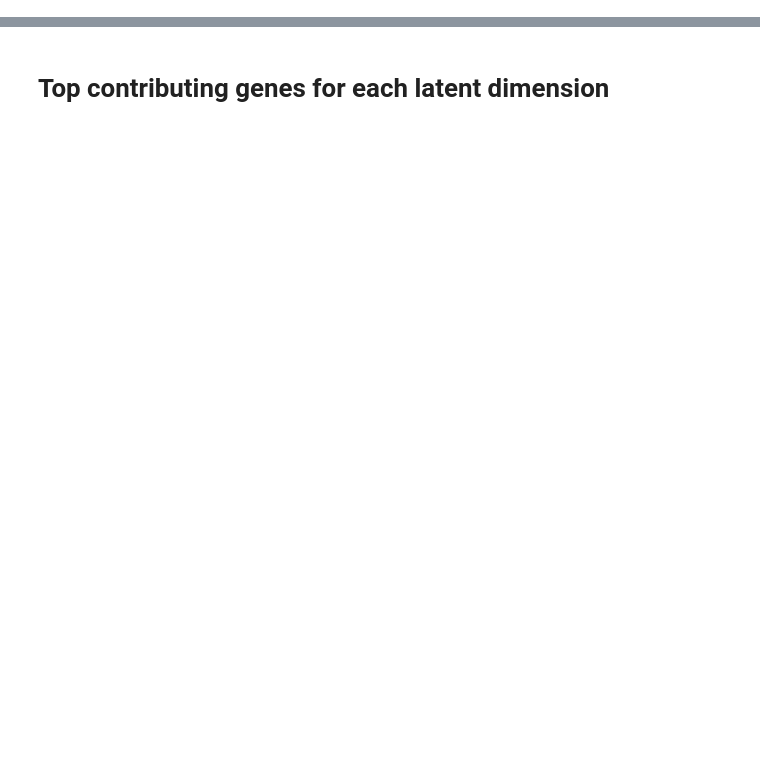
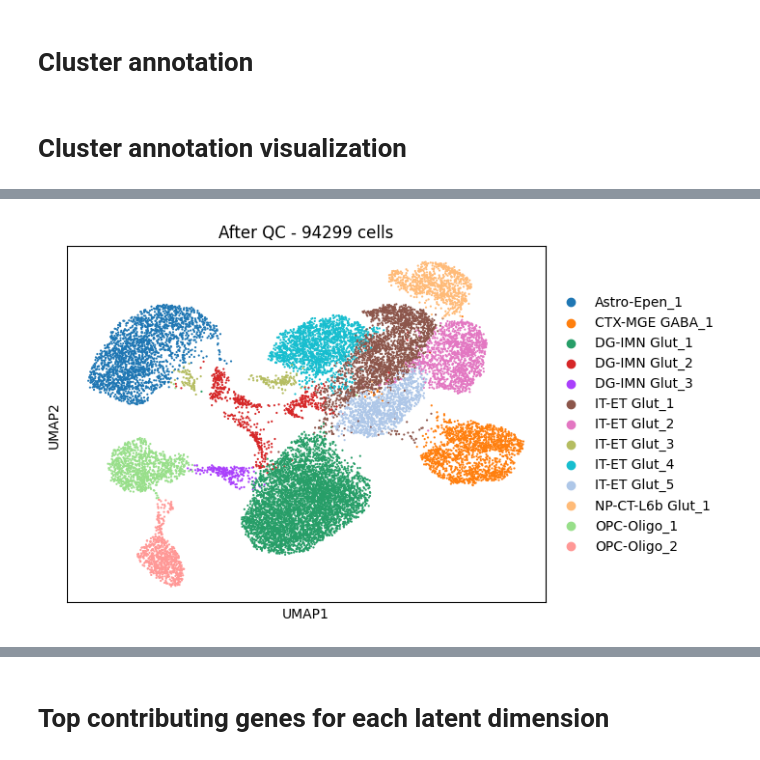
Before and after one commit to Xavier919/scRNAseq_analysis, a Jupyter notebook: sparse_autoencoder_.ipynb, the cells around one changed output, grey strips where cells are left out. Drawn from its saved outputs; the diff is of its cells as text; code cells hidden in the pictures; blank space fills up the shorter version.

```diff
--- a/sparse_autoencoder_.ipynb
+++ b/sparse_autoencoder_.ipynb
@@ -157,0 +189,2 @@ df = df[mean_values.sort_values(ascending=False).index]
+# %% [markdown]
+# Cluster annotation
@@ -157,0 +199,6 @@ df = df[mean_values.sort_values(ascending=False).index]
+# %% [markdown]
+# Cluster annotation visualization
+# %%
+# Plot UMAP with unique cell type annotations
+sc.pl.umap(adata_test, color=['cluster_class_name'], save='umap_all_groups.png', title=f'After QC - {adata.shape[0]} cells', size=10)
+# %% [output]
@@ -157,0 +206 @@ df = df[mean_values.sort_values(ascending=False).index]
+[figure, added]
```
Also changed, not shown: parts of 69 cells of this notebook, 1 other file.
